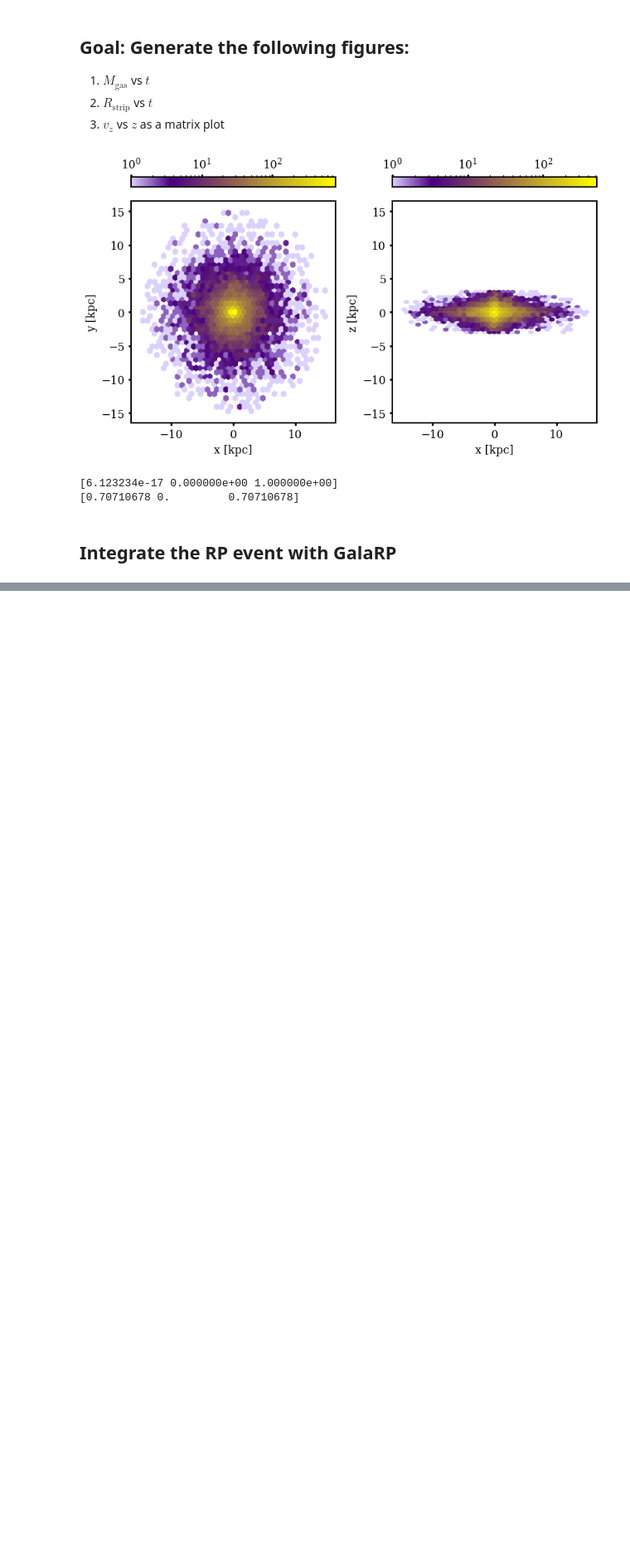
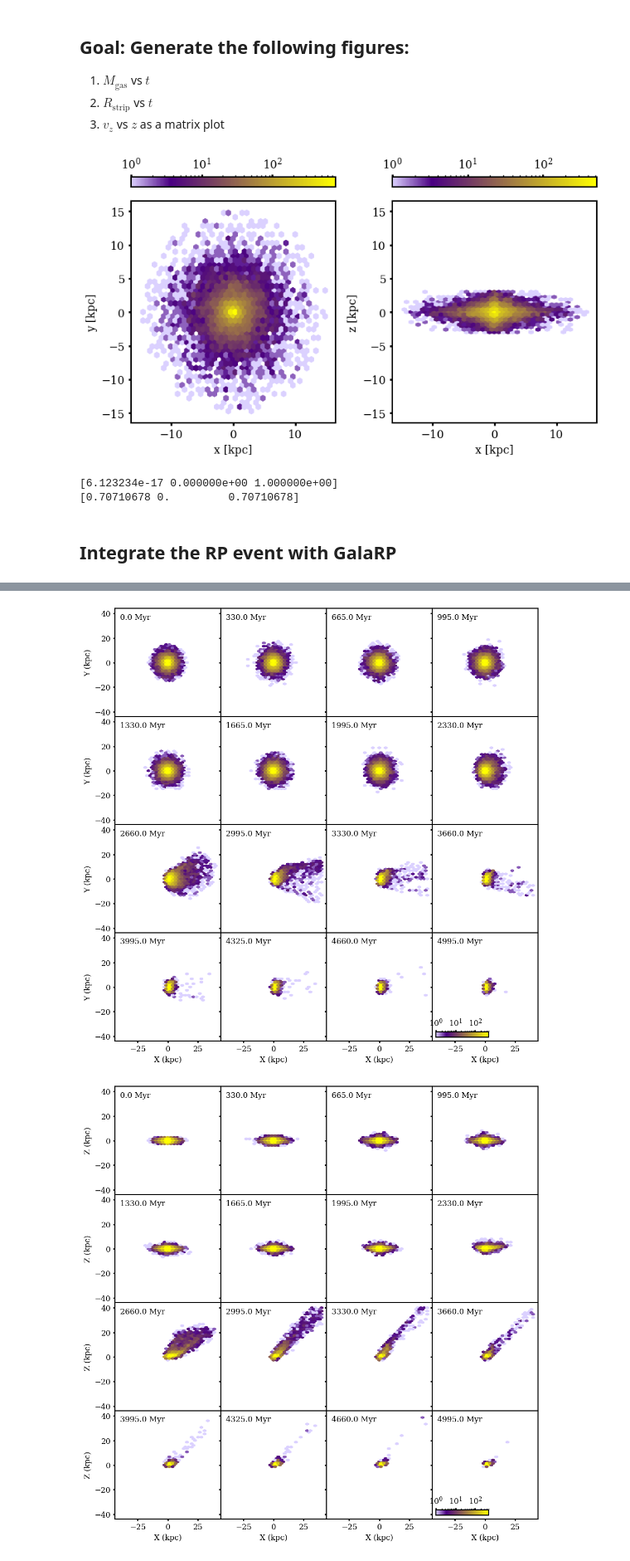
Before and after one commit to HSouch/galarp, a Jupyter notebook: paper/0-Zhu2023Duplicate.ipynb, the cells around one changed output, grey strips where cells are left out. Shown at 83% size. Cells and saved outputs as stored; diff of their text form; code cells hidden in the pictures; blank space fills up the shorter version.

```diff
--- a/paper/0-Zhu2023Duplicate.ipynb
+++ b/paper/0-Zhu2023Duplicate.ipynb
@@ -74,0 +170,3 @@ Ram Pressure Sim
+# %%
+sim = grp.RPSim(potential=jz2023_satellite, wind=wind, shadow=shadow)
+orbits = sim.run(particles, rho_icm=rho, integration_time=5 * u.Gyr, dt=5 * u.Myr)
@@ -74,0 +196,6 @@ Ram Pressure Sim
+# %%
+grp.density_matrix(orbits, cmap=cmap, outname="figures/density_matrix_JZ_dup_xy.png")
+grp.density_matrix(orbits, cmap=cmap, y_ind=2, ylabel='Z (kpc)', outname="figures/density_matrix_JZ_dup_xz.png")
+# %% [output]
+[figure, added]
+[figure, added]
```
Also changed, not shown: parts of 8 cells of this notebook, 1 other file.
